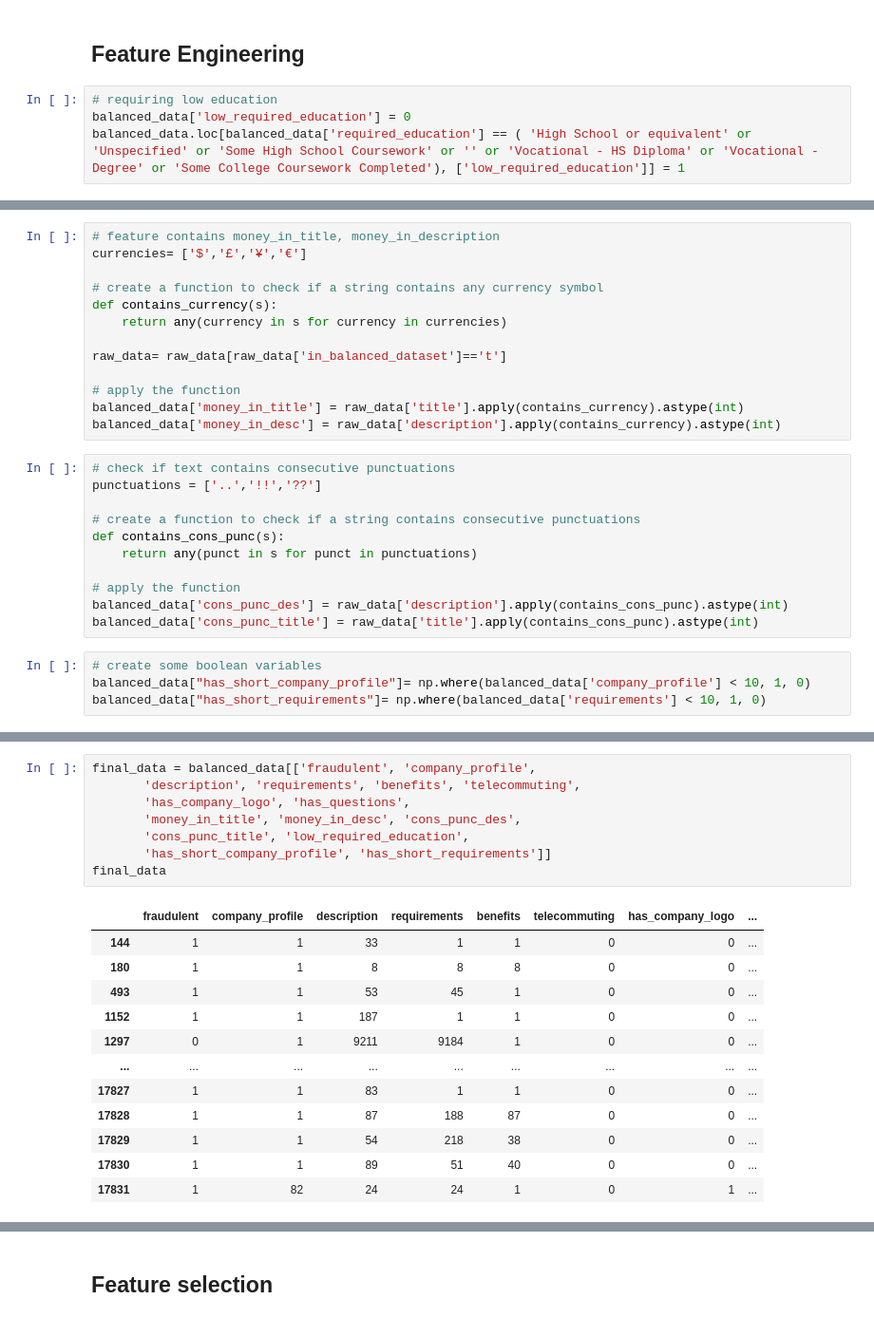
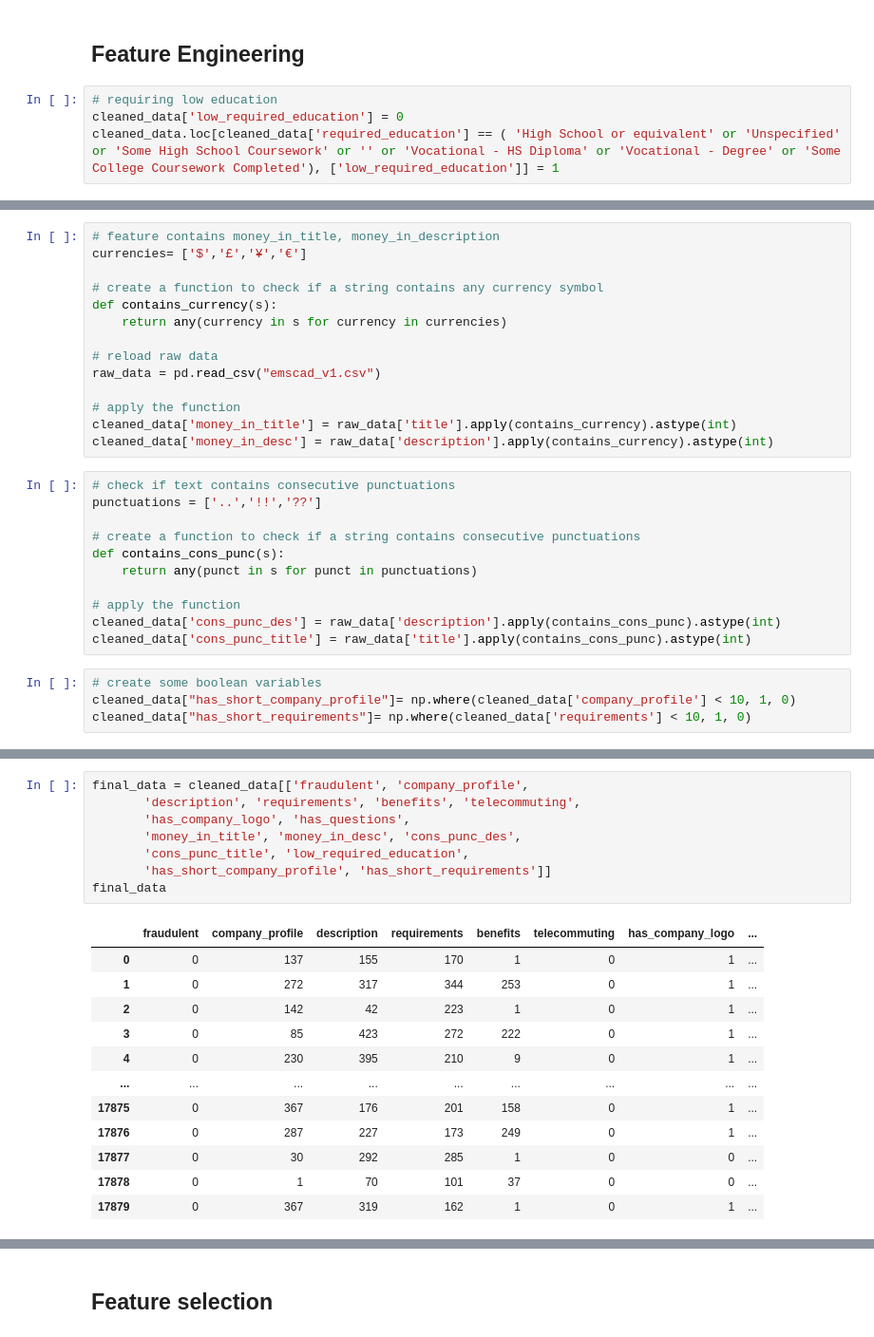
Before and after one commit to thaoyuh/Research_Hackathon, a Jupyter notebook: Data cleaning, Feature Engineering and Feature selection.ipynb, the cells around one changed output, grey strips where cells are left out. Shown at 95% size. Saved outputs shown, nothing was run; the diff lists cells and outputs as text.

```diff
--- a/Data cleaning, Feature Engineering and Feature selection.ipynb
+++ b/Data cleaning, Feature Engineering and Feature selection.ipynb
@@ -99,6 +102,6 @@ balanced_data
 ## Feature Engineering
 # %%
 # requiring low education
-balanced_data['low_required_education'] = 0
-balanced_data.loc[balanced_data['required_education'] == ( 'High School or equivalent' or 'Unspecified' or 'Some High School Coursework' or '' or 'Vocational - HS Diploma' or 'Vocational - Degree' or 'Some College Coursework Completed'), ['low_required_education']] = 1
+cleaned_data['low_required_education'] = 0
+cleaned_data.loc[cleaned_data['required_education'] == ( 'High School or equivalent' or 'Unspecified' or 'Some High School Coursework' or '' or 'Vocational - HS Diploma' or 'Vocational - Degree' or 'Some College Coursework Completed'), ['low_required_education']] = 1
 # %%
@@ -115,11 +118,12 @@ currencies= ['$','£','¥','€']
 def contains_currency(s):
     return any(currency in s for currency in currencies)
 
-raw_data= raw_data[raw_data['in_balanced_dataset']=='t']
+# reload raw data
+raw_data = pd.read_csv("emscad_v1.csv")
 
 # apply the function
-balanced_data['money_in_title'] = raw_data['title'].apply(contains_currency).astype(int)
-balanced_data['money_in_desc'] = raw_data['description'].apply(contains_currency).astype(int)
+cleaned_data['money_in_title'] = raw_data['title'].apply(contains_currency).astype(int)
+cleaned_data['money_in_desc'] = raw_data['description'].apply(contains_currency).astype(int)
 # %%
 # check if text contains consecutive punctuations
 punctuations = ['..','!!','??']
@@ -129,10 +133,10 @@ def contains_cons_punc(s):
     return any(punct in s for punct in punctuations)
 
 # apply the function
-balanced_data['cons_punc_des'] = raw_data['description'].apply(contains_cons_punc).astype(int)
-balanced_data['cons_punc_title'] = raw_data['title'].apply(contains_cons_punc).astype(int)
+cleaned_data['cons_punc_des'] = raw_data['description'].apply(contains_cons_punc).astype(int)
+cleaned_data['cons_punc_title'] = raw_data['title'].apply(contains_cons_punc).astype(int)
 # %%
 # create some boolean variables
-balanced_data["has_short_company_profile"]= np.where(balanced_data['company_profile'] < 10, 1, 0)
-balanced_data["has_short_requirements"]= np.where(balanced_data['requirements'] < 10, 1, 0)
+cleaned_data["has_short_company_profile"]= np.where(cleaned_data['company_profile'] < 10, 1, 0)
+cleaned_data["has_short_requirements"]= np.where(cleaned_data['requirements'] < 10, 1, 0)
 # %%
@@ -147,23 +151,23 @@ Index(['title', 'location', 'department', 'salary_range', 'company_profile',
        'has_short_company_profile', 'has_short_requirements'],
       dtype='object')
 # %%
-final_data = balanced_data[['fraudulent', 'company_profile',
+final_data = cleaned_data[['fraudulent', 'company_profile',
        'description', 'requirements', 'benefits', 'telecommuting',
        'has_company_logo', 'has_questions',
        'money_in_title', 'money_in_desc', 'cons_punc_des',
        'cons_punc_title', 'low_required_education',
        'has_short_company_profile', 'has_short_requirements']]
 final_data
 # %% [output]
 |  | fraudulent | company_profile | description | requirements | benefits | telecommuting | has_company_logo | ... |
-| 144 | 1 | 1 | 33 | 1 | 1 | 0 | 0 | ... |
-| 180 | 1 | 1 | 8 | 8 | 8 | 0 | 0 | ... |
-| 493 | 1 | 1 | 53 | 45 | 1 | 0 | 0 | ... |
-| 1152 | 1 | 1 | 187 | 1 | 1 | 0 | 0 | ... |
-| 1297 | 0 | 1 | 9211 | 9184 | 1 | 0 | 0 | ... |
+| 0 | 0 | 137 | 155 | 170 | 1 | 0 | 1 | ... |
+| 1 | 0 | 272 | 317 | 344 | 253 | 0 | 1 | ... |
+| 2 | 0 | 142 | 42 | 223 | 1 | 0 | 1 | ... |
+| 3 | 0 | 85 | 423 | 272 | 222 | 0 | 1 | ... |
+| 4 | 0 | 230 | 395 | 210 | 9 | 0 | 1 | ... |
 | ... | ... | ... | ... | ... | ... | ... | ... | ... |
-| 17827 | 1 | 1 | 83 | 1 | 1 | 0 | 0 | ... |
-| 17828 | 1 | 1 | 87 | 188 | 87 | 0 | 0 | ... |
-| 17829 | 1 | 1 | 54 | 218 | 38 | 0 | 0 | ... |
-| 17830 | 1 | 1 | 89 | 51 | 40 | 0 | 0 | ... |
-| 17831 | 1 | 82 | 24 | 24 | 1 | 0 | 1 | ... |
+| 17875 | 0 | 367 | 176 | 201 | 158 | 0 | 1 | ... |
+| 17876 | 0 | 287 | 227 | 173 | 249 | 0 | 1 | ... |
+| 17877 | 0 | 30 | 292 | 285 | 1 | 0 | 0 | ... |
+| 17878 | 0 | 1 | 70 | 101 | 37 | 0 | 0 | ... |
+| 17879 | 0 | 367 | 319 | 162 | 1 | 0 | 1 | ... |
```
Also changed, not shown: parts of 20 cells of this notebook, 5 other files.
